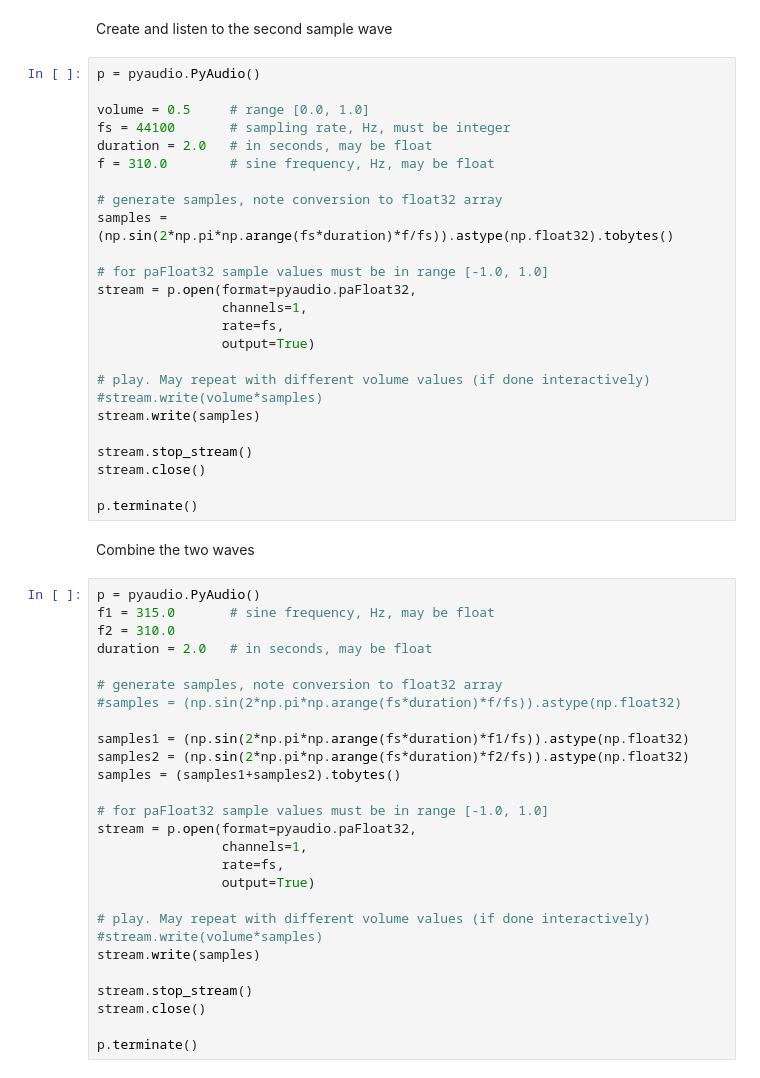
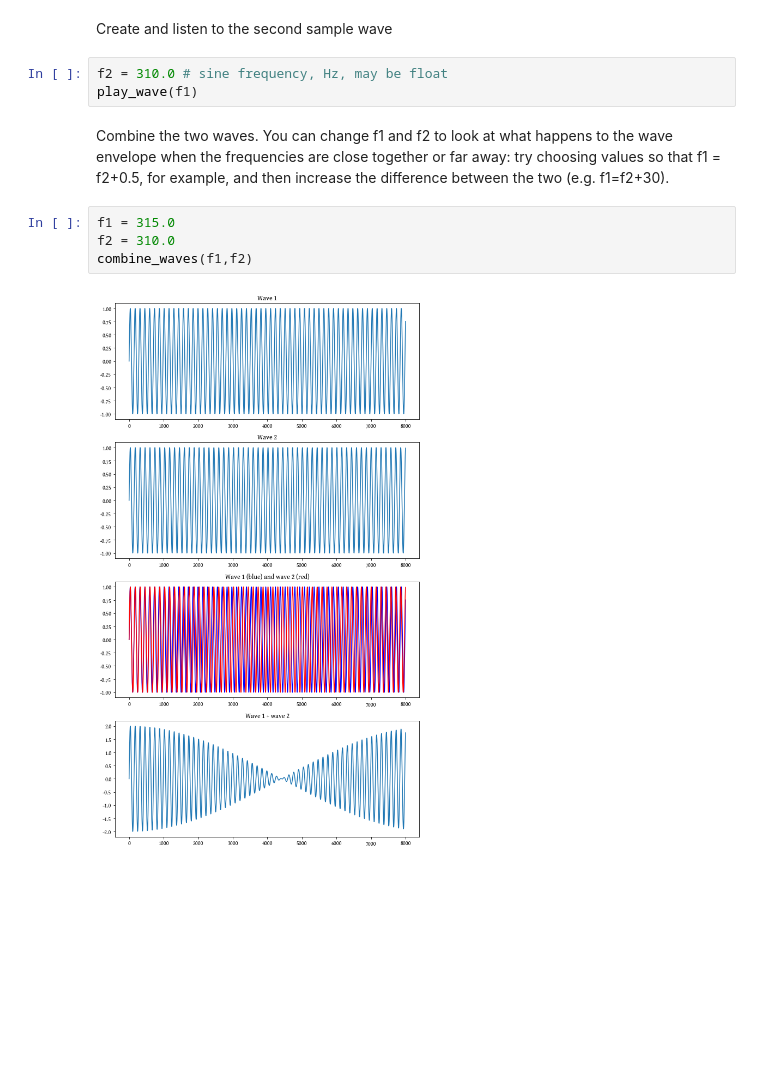
Before and after one commit to closes/fluids_notebooks, a Jupyter notebook: Sine wave generator.ipynb, the cells around one changed output. Saved outputs shown, nothing was run; the diff lists cells and outputs as text; blank space fills up the shorter version.

```diff
--- a/Sine wave generator.ipynb
+++ b/Sine wave generator.ipynb
@@ -31,56 +82,13 @@ p.terminate()
 # %% [markdown]
 Create and listen to the second sample wave
-# %%
-p = pyaudio.PyAudio()
-
-volume = 0.5     # range [0.0, 1.0]
-fs = 44100       # sampling rate, Hz, must be integer
-duration = 2.0   # in seconds, may be float
-f = 310.0        # sine frequency, Hz, may be float
-
-# generate samples, note conversion to float32 array
-samples = (np.sin(2*np.pi*np.arange(fs*duration)*f/fs)).astype(np.float32).tobytes()
-
-# for paFloat32 sample values must be in range [-1.0, 1.0]
-stream = p.open(format=pyaudio.paFloat32,
-                channels=1,
-                rate=fs,
-                output=True)
-
-# play. May repeat with different volume values (if done interactively)
-#stream.write(volume*samples)
-stream.write(samples)
-
-stream.stop_stream()
-stream.close()
-
-p.terminate()
-# %% [markdown]
-Combine the two waves
-# %%
-p = pyaudio.PyAudio()
-f1 = 315.0       # sine frequency, Hz, may be float
-f2 = 310.0
-duration = 2.0   # in seconds, may be float
-
-# generate samples, note conversion to float32 array
-#samples = (np.sin(2*np.pi*np.arange(fs*duration)*f/fs)).astype(np.float32)
-
-samples1 = (np.sin(2*np.pi*np.arange(fs*duration)*f1/fs)).astype(np.float32)
-samples2 = (np.sin(2*np.pi*np.arange(fs*duration)*f2/fs)).astype(np.float32)
-samples = (samples1+samples2).tobytes()
-
-# for paFloat32 sample values must be in range [-1.0, 1.0]
-stream = p.open(format=pyaudio.paFloat32,
-                channels=1,
-                rate=fs,
-                output=True)
-
-# play. May repeat with different volume values (if done interactively)
-#stream.write(volume*samples)
-stream.write(samples)
-
-stream.stop_stream()
-stream.close()
-
-p.terminate()
+# %%
+f2 = 310.0 # sine frequency, Hz, may be float
+play_wave(f1)
+# %% [markdown]
+Combine the two waves. You can change f1 and f2 to look at what happens to the wave envelope when the frequencies are close together or far away: try choosing values so that f1 = f2+0.5, for example, and then increase the difference between the two (e.g. f1=f2+30).
+# %%
+f1 = 315.0
+f2 = 310.0
+combine_waves(f1,f2)
+# %% [output]
+[figure, added]
```
Also changed, not shown: parts of 4 cells of this notebook.
